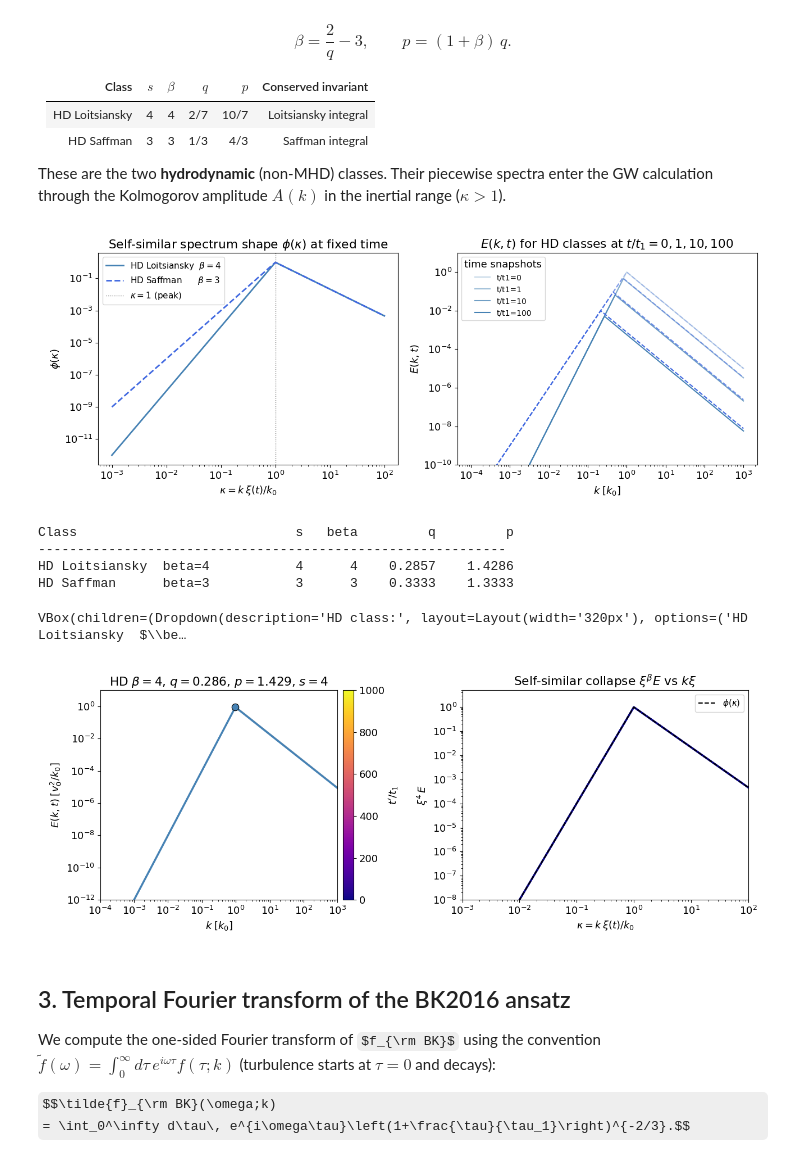
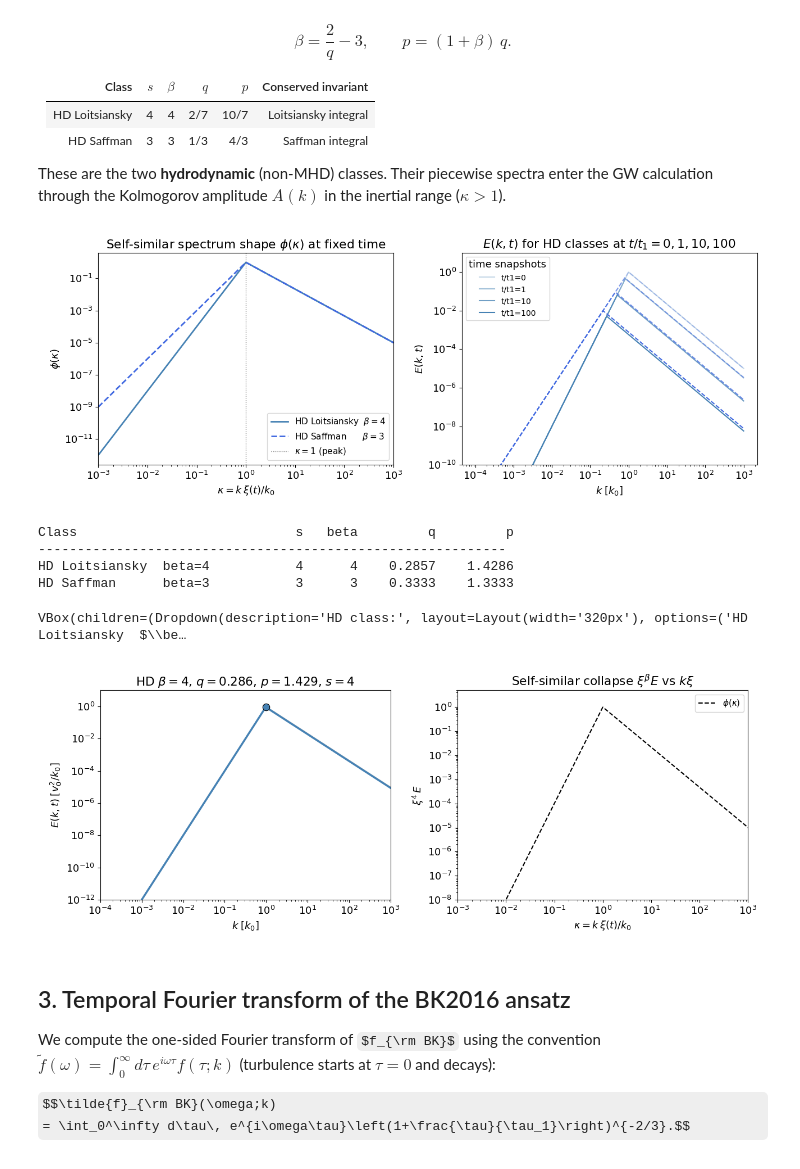
Before and after one commit to shturman99/Polarization-of-Gravitational-Waves, a Jupyter notebook: Notebooks/decaying_turbulence_gw_spectrum_analytic.ipynb, the cells around one changed output. Drawn from its saved outputs; the diff is of its cells as text; code cells hidden in the pictures; some formulas as TeX source.

```diff
--- a/Notebooks/decaying_turbulence_gw_spectrum_analytic.ipynb
+++ b/Notebooks/decaying_turbulence_gw_spectrum_analytic.ipynb
@@ -224,7 +255,7 @@ HD_CLASSES = {
 def phi_spectrum(kappa, s=4):
     """Self-similar shape: kappa^s below peak, kappa^{-5/3} above (Kolmogorov)."""
     kappa  = np.asarray(kappa, dtype=float)
-    C_prime = 1.0 ** (s + 5/3)  # continuity at kappa=1
+    C_prime = 1.0   # continuity at kappa=1 forces C_prime=1 (kappa^s|_{kappa=1} = 1)
     return np.where(kappa < 1.0, kappa**s, C_prime * kappa**(-5/3))
 
 def xi_t(t, q, t1=1.0):
@@ -241,7 +272,7 @@ k_grid = np.logspace(-4, 3, 2000)
 fig, axes = plt.subplots(1, 2, figsize=(13, 5))
 
 for name, cls in HD_CLASSES.items():
-    kappa_plot = np.logspace(-3, 2, 1000)
+    kappa_plot = np.logspace(-3, 3, 1000)
     axes[0].loglog(kappa_plot, phi_spectrum(kappa_plot, s=cls['s']),
                    lw=2, color=cls['color'], ls=cls['ls'], label=name)
 
@@ -249,6 +280,7 @@ axes[0].axvline(1.0, ls=':', color='gray', lw=1, label=r'$\kappa=1$ (peak)')
 axes[0].set_xlabel(r'$\kappa = k\,\xi(t)/k_0$')
 axes[0].set_ylabel(r'$\phi(\kappa)$')
 axes[0].set_title('Self-similar spectrum shape $\\phi(\\kappa)$ at fixed time')
+axes[0].set_xlim(1e-3, 1e3)
 axes[0].legend(fontsize=11)
 
 # Time evolution at t/t1 = 0, 1, 10, 100
@@ -277,7 +309,7 @@ for name, c in HD_CLASSES.items():
     raw = name.replace('$', '').replace('\\', '').replace('{','').replace('}','')
     print(f"{raw:<30} {c['s']:>3}  {c['beta']:>5}  {c['q']:>8.4f}  {c['p']:>8.4f}")
 # %% [output]
-[figure, old version]
+[figure, new version]
 Class                            s   beta         q         p
 ------------------------------------------------------------
 HD Loitsiansky  beta=4           4      4    0.2857    1.4286
@@ -299,7 +331,7 @@ _fig_hd.canvas.header_visible = False  # type: ignore
 
 _ghost_hd    = [_ax_hd.loglog([], [], '-', color='0.82', lw=0.8, zorder=1)[0] for _ in range(N_GHOST)]
 _main_hd,    = _ax_hd.loglog([], [], '-', lw=2.5, zorder=3)
-_trail_hd    = LineCollection([], cmap=_cmap_hd, norm=_norm_hd, lw=2, zorder=2)
+_trail_hd    = LineCollection([], norm=_norm_hd, lw=2, zorder=2)
 _ax_hd.add_collection(_trail_hd)
 _peak_hd     = _ax_hd.scatter([], [], s=80, zorder=5, edgecolors='k', lw=0.8)
 
@@ -311,14 +343,14 @@ _ax_hd.set_xscale('log')
 _ax_hd.set_yscale('log')
 _ax_hd_title = _ax_hd.set_title('')
 
-sm_hd = cm.ScalarMappable(cmap=_cmap_hd, norm=_norm_hd)
-sm_hd.set_array([])
-_cb_hd = _fig_hd.colorbar(sm_hd, ax=_ax_hd, pad=0.02)
-_cb_hd.set_label(r"$t'/t_1$")
+#sm_hd = cm.ScalarMappable(cmap=_cmap_hd, norm=_norm_hd)
+#sm_hd.set_array([])
+#_cb_hd = _fig_hd.colorbar(sm_hd, ax=_ax_hd, pad=0.02)
+#_cb_hd.set_label(r"$t'/t_1$")
 
 # Compensated panel
 N_COMP = 6
-_kappa_comp = np.logspace(-3, 2, 1000)
+_kappa_comp = np.logspace(-3, 3, 1000)
 _ref_comp,  = _ax_comp.loglog(_kappa_comp, phi_spectrum(_kappa_comp, s=4), 'k--', lw=1.5,
                                label=r'$\phi(\kappa)$', zorder=5)
 _comp_lines = [_ax_comp.loglog([], [], '-', lw=1.0)[0] for _ in range(N_COMP)]
@@ -326,7 +358,7 @@ _comp_lines = [_ax_comp.loglog([], [], '-', lw=1.0)[0] for _ in range(N_COMP)]
 _ax_comp.set_xlabel(r'$\kappa = k\,\xi(t)/k_0$')
 _ax_comp.set_ylabel(r'$\xi^\beta\,E$')
 _ax_comp.set_title(r'Self-similar collapse $\xi^\beta E$ vs $k\xi$')
-_ax_comp.set_xlim(1e-3, 1e2)
+_ax_comp.set_xlim(1e-3, 1e3)
 _ax_comp.set_ylim(1e-8, 5)
 _ax_comp.set_xscale('log')
 _ax_comp.set_yscale('log')
@@ -376,43 +408,43 @@ def _update_hd(change=None):
     _ref_comp.set_ydata(phi_spectrum(_kappa_comp, s=s_val))
     _ax_comp.set_ylabel(r'$\xi^{' + f'{beta:.0f}' + r'}\,E$')
 
-    t_comp = np.logspace(-2, np.log10(max(t, 0.011)), N_COMP)
-    for i_t, (t_c, cl) in enumerate(zip(t_comp, _comp_lines)):
-        xi      = xi_t(t_c, q_exp)
-        kappa_c = k_grid * xi
-        cl.set_data(kappa_c, phi_spectrum(kappa_c, s=s_val))
-        cl.set_color(_cmap_hd(_norm_hd(t_c)))
-        cl.set_linewidth(1.0 + 1.5 * i_t / max(N_COMP - 1, 1))
+    #t_comp = np.logspace(-2, np.log10(max(t, 0.011)), N_COMP)
+    #for i_t, (t_c, cl) in enumerate(zip(t_comp, _comp_lines)):
+    #    xi      = xi_t(t_c, q_exp)
+    #    kappa_c = k_grid * xi
+    #    cl.set_data(kappa_c, phi_spectrum(kappa_c, s=s_val))
+    #    cl.set_color(_cmap_hd(_norm_hd(t_c)))
+    #    cl.set_linewidth(1.0 + 1.5 * i_t / max(N_COMP - 1, 1))
 
     _fig_hd.canvas.draw_idle()  # type: ignore
 
 
 # Widgets
 w_hd_class = widgets.Dropdown(
     options=list(HD_CLASSES.keys()),
     description='HD class:',
     layout=widgets.Layout(width='320px'),
 )
 w_hd_logt = widgets.FloatSlider(
     value=-1.0, min=-2.0, max=np.log10(T_MAX), step=0.05,
     description='log(t/t1)',
     continuous_update=True,
     style={'description_width': '80px'},
     layout=widgets.Layout(width='380px'),
 )
 w_hd_out = widgets.Label(value='')
 
 for w in (w_hd_class, w_hd_logt):
     w.observe(_update_hd, names='value')
 
 display(widgets.VBox([
     w_hd_class,
     widgets.HBox([w_hd_logt, w_hd_out]),
 ]))
 _update_hd()
 # %% [output]
 VBox(children=(Dropdown(description='HD class:', layout=Layout(width='320px'), options=('HD Loitsiansky  $\\be…
-[figure, old version]
+[figure, new version]
 # %% [markdown]
 ## 3. Temporal Fourier transform of the BK2016 ansatz
 
```
Also changed, not shown: parts of 18 cells of this notebook, 12 other files.
